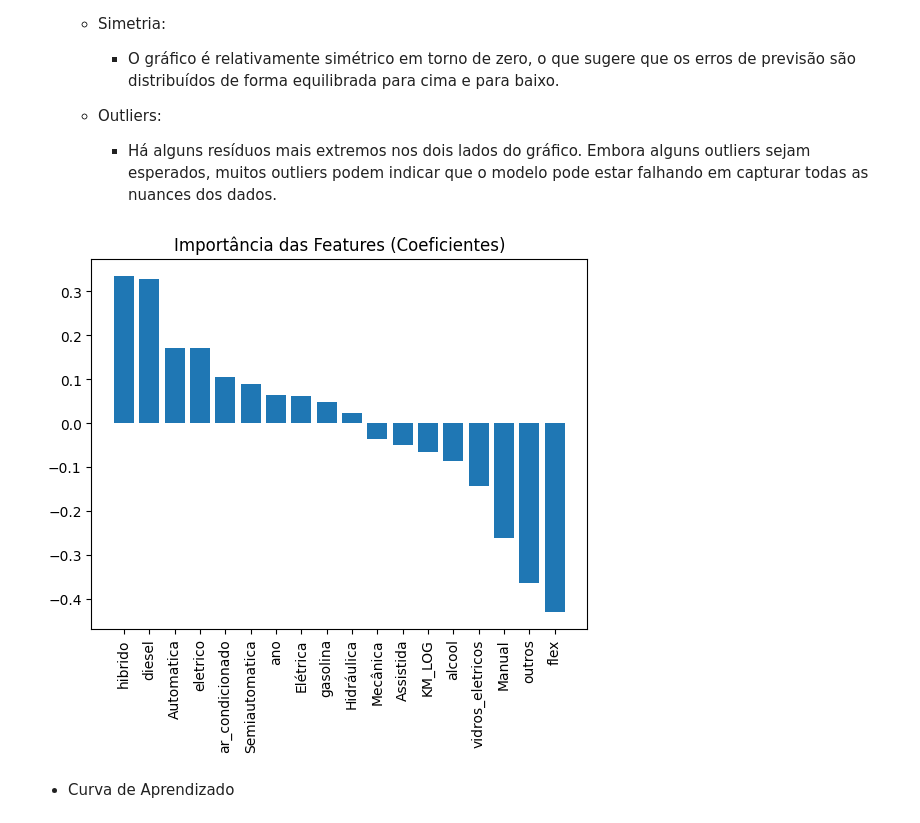
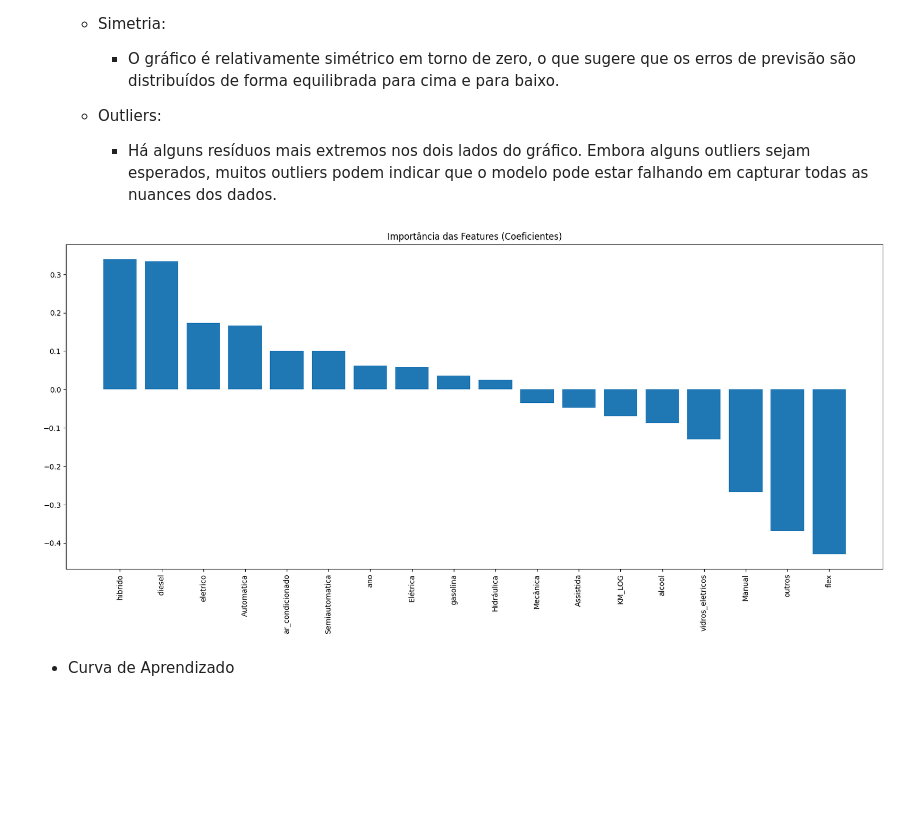
Before and after one commit to RailanDeivid/MercadoLivre_Scraper_and_CarPricePredictor, a Jupyter notebook: src/modelagem/modelagem.ipynb, the cells around one changed output. Saved outputs shown, nothing was run; the diff lists cells and outputs as text; code cells hidden in the pictures; blank space fills up the shorter version.

```diff
--- a/src/modelagem/modelagem.ipynb
+++ b/src/modelagem/modelagem.ipynb
@@ -34,7 +41,7 @@ df.sample(5)
 ### Separando base de treino e teste
 # %%
 ## Lista com colunas que não serão usadas
-drop_colunas_x = ['KM','ANO_LOG','valor', 'marca', 'modelo', 'uf']
+drop_colunas_x = ['KM','ANO_LOG','valor', 'marca','modelo','uf','motor']
 
 dados_modelo = df.copy()
 dados_modelo = dados_modelo.drop(columns=drop_colunas_x)
@@ -46,7 +53,7 @@ y_valores_abs = dados_modelo['VALOR_LOG']
 
 
 # Dividi os dados em treino e teste para valores orginais
-X_treino_abs, X_teste_abs, y_treino_abs, y_teste_abs = train_test_split(X_valores_abs, y_valores_abs, test_size=0.2, random_state=42)
+X_train, X_test, y_train, y_test = train_test_split(X_valores_abs, y_valores_abs, test_size=0.2, random_state=42)
 # %% [markdown]
 ### Treinando Modelos
 # %% [markdown]
@@ -55,12 +62,12 @@ X_treino_abs, X_teste_abs, y_treino_abs, y_teste_abs = train_test_split(X_valore
 # setando o lr_model
 lr_model = LinearRegression()
 # Treinando o lr_model
-lr_model.fit(X_treino_abs, y_treino_abs)
+lr_model.fit(X_train, y_train)
 #previsões nos dados de teste
-y_pred_abs = lr_model.predict(X_teste_abs)
+y_pred_abs = lr_model.predict(X_test)
 # Avaliando o lr_model
-mse = mean_squared_error(y_teste_abs, y_pred_abs)
-r2 = r2_score(y_teste_abs, y_pred_abs)
+mse = mean_squared_error(y_test, y_pred_abs)
+r2 = r2_score(y_test, y_pred_abs)
 
 print(f"Mean Squared Error: {mse}")
 print(f"R² Score: {r2}")
@@ -134,15 +141,15 @@ R^2 Score: 0.7180681372041721
 # %%
 importances = lr_model.coef_
 indices = np.argsort(importances)[::-1]
 importances = lr_model.coef_
 indices = np.argsort(importances)[::-1]
-plt.figure()
+plt.figure(figsize=(20,8))
 plt.title("Importância das Features (Coeficientes)")
-plt.bar(range(X_treino_abs.shape[1]), importances[indices], align="center")
-plt.xticks(range(X_treino_abs.shape[1]), X_treino_abs.columns[indices], rotation=90)
+plt.bar(range(X_train.shape[1]), importances[indices], align="center")
+plt.xticks(range(X_train.shape[1]), X_train.columns[indices], rotation=90)
 plt.show()
 # %% [output]
-[figure, old version]
+[figure, new version]
 # %% [markdown]
 * Curva de Aprendizado
 # %%
```
Also changed, not shown: parts of 6 cells of this notebook, 8 other files.
